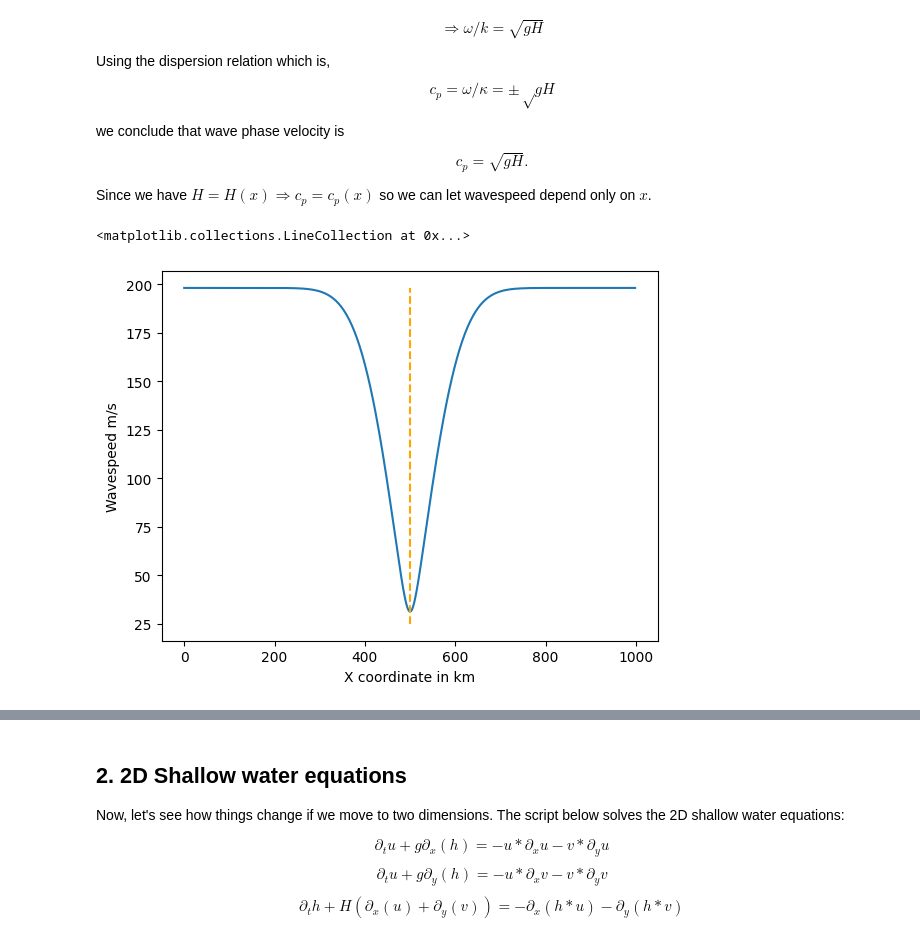
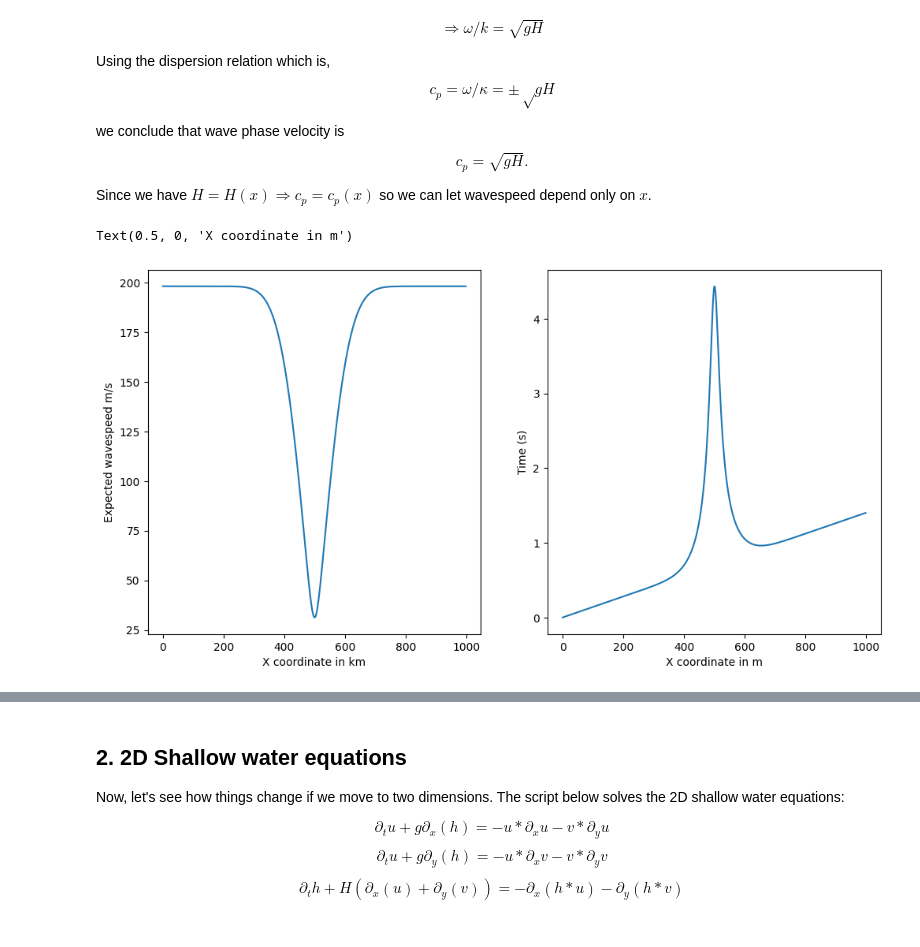
Before and after one commit to ananyaaa-j/QCES, a Jupyter notebook: Project3_tsunami.ipynb, the cells around one changed output, grey strips where cells are left out. Drawn from its saved outputs; the diff is of its cells as text; code cells hidden in the pictures.

```diff
--- a/Project3_tsunami.ipynb
+++ b/Project3_tsunami.ipynb
@@ -296,14 +296,20 @@ $$c_p = \sqrt{gH}. $$
 Since we have $H = H(x) ⇒ c_p = c_p(x)$ so we can let wavespeed depend only on $x$.
 # %%
 # CREATE FIGURES HERE
+plt.figure(figsize=(12,6))
 cp = np.sqrt(g*H['g'])
-plt.plot(x/kilometer, cp, label = "wave speed")
-plt.ylabel("Wavespeed m/s")
+plt.subplot(1, 2, 1)
+plt.plot(x/kilometer, cp)
+plt.ylabel("Expected wavespeed m/s")
 plt.xlabel("X coordinate in km")
-plt.vlines(500, 25, max(cp), 'orange', '--', label='Seamount center')
+#plt.vlines(500, 25, max(cp), 'orange', '--', label='Seamount center')
 #len(H['g']) # = 512
+plt.subplot(1, 2, 2)
+plt.plot(x/kilometer, (x/cp)/hour)
+plt.ylabel("Time (s)")
+plt.xlabel("X coordinate in m")
 # %% [output]
-<matplotlib.collections.LineCollection at 0x...>
+Text(0.5, 0, 'X coordinate in m')
-[figure, old version]
+[figure, new version]
 # %%
 #h_save.shape # = (101, 512)
```
Also changed, not shown: parts of 17 cells of this notebook.
